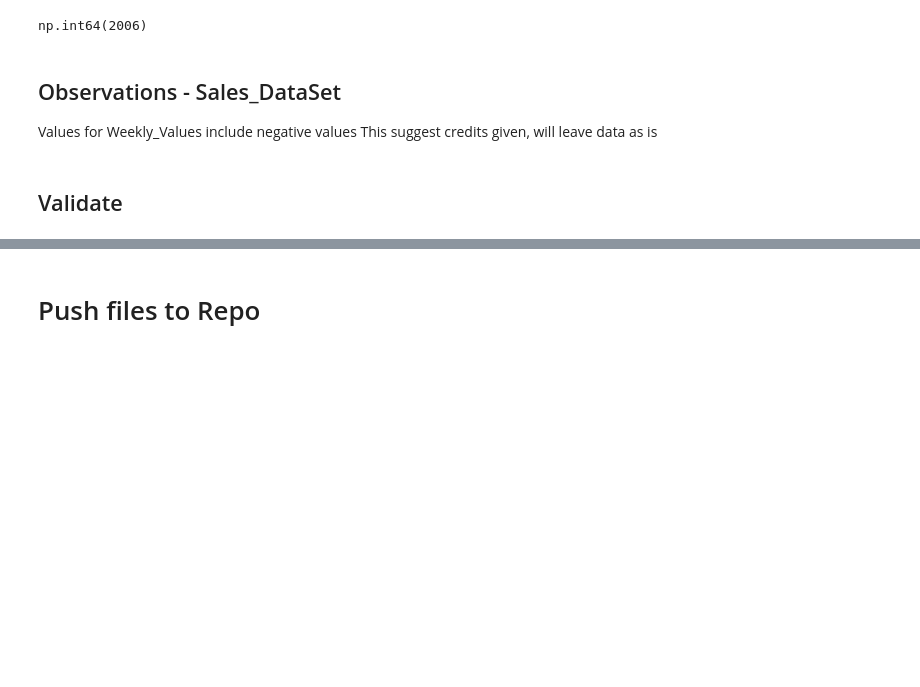
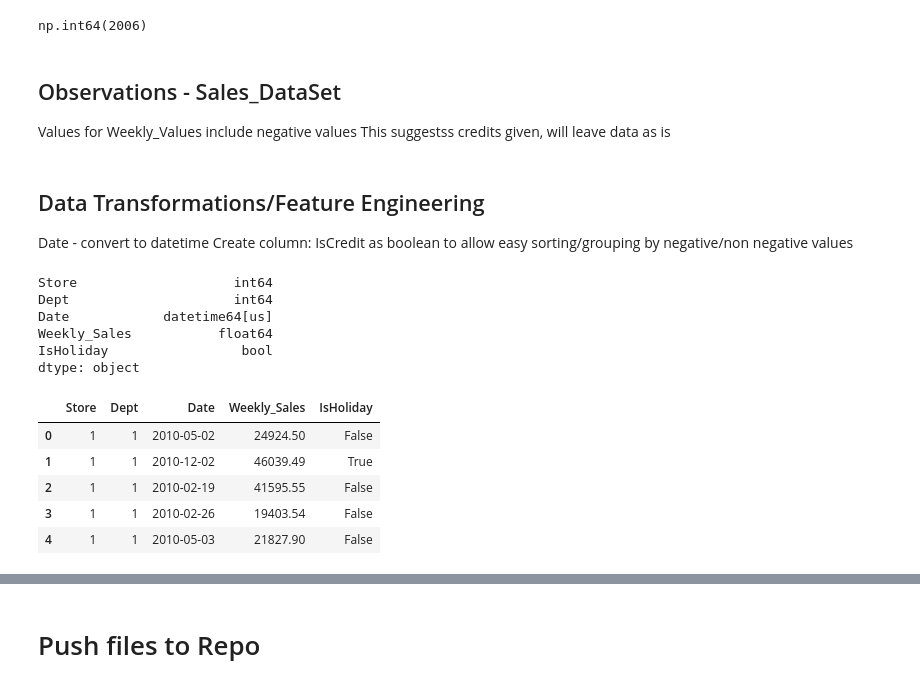
Before and after one commit to RogerWilliams2026/Project1-SalesAnalysis, a Jupyter notebook: jupyter_notebooks/Notebook_ETL_Sales_DataSet.ipynb, the cells around one changed output, grey strips where cells are left out. Cells and saved outputs as stored; diff of their text form; code cells hidden in the pictures; blank space fills up the shorter version.

Commit message:
basic ETL and transformation done

```diff
--- a/jupyter_notebooks/Notebook_ETL_Sales_DataSet.ipynb
+++ b/jupyter_notebooks/Notebook_ETL_Sales_DataSet.ipynb
@@ -367,6 +370,31 @@ np.int64(2006)
 ## Observations - Sales_DataSet
 
 Values for Weekly_Values include negative values
-This suggest credits given, will leave data as is
+This suggestss credits given, will leave data as is
-# %% [markdown]
-## Validate
+# %% [markdown]
+## Data Transformations/Feature Engineering
+
+Date - convert to datetime
+Create column: IsCredit as boolean to allow easy sorting/grouping by negative/non negative values
+# %%
+#convert Date to datetime
+dfSales_DataSet_Work["Date"] = dfSales_DataSet_Work["Date"].astype("datetime64[us]")
+#show results
+dfSales_DataSet_Work.dtypes
+# %% [output]
+Store                    int64
+Dept                     int64
+Date            datetime64[us]
+Weekly_Sales           float64
+IsHoliday                 bool
+dtype: object
+# %%
+#double check records
+dfSales_DataSet_Work.head()
+# %% [output]
+|  | Store | Dept | Date | Weekly_Sales | IsHoliday |
+| 0 | 1 | 1 | 2010-05-02 | 24924.50 | False |
+| 1 | 1 | 1 | 2010-12-02 | 46039.49 | True |
+| 2 | 1 | 1 | 2010-02-19 | 41595.55 | False |
+| 3 | 1 | 1 | 2010-02-26 | 19403.54 | False |
+| 4 | 1 | 1 | 2010-05-03 | 21827.90 | False |
```
Also changed, not shown: parts of 13 cells of this notebook, 2 other files.
